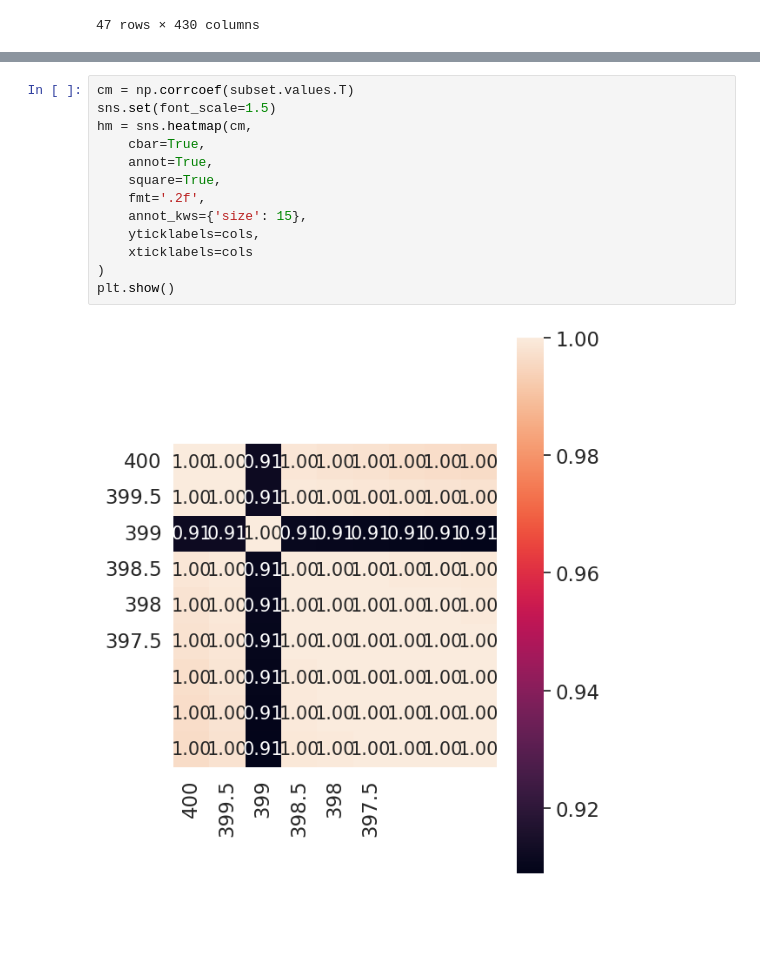
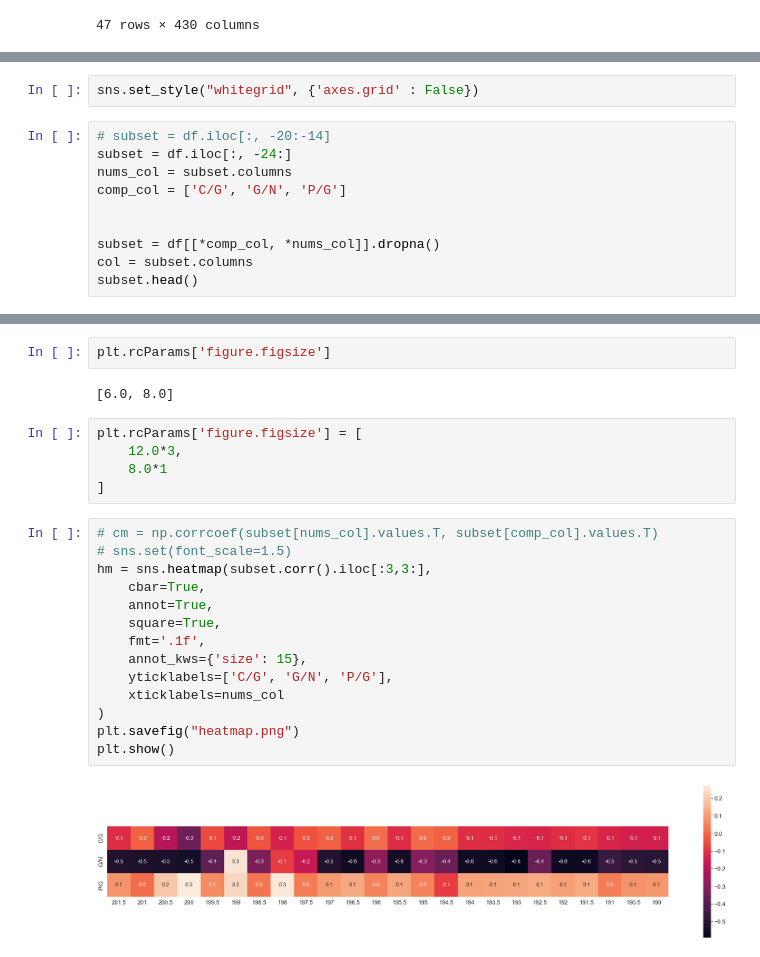
Before and after one commit to jorgeberrezueta/QuimioV2, a Jupyter notebook: main.ipynb, the cells around one changed output, grey strips where cells are left out. Drawn from its saved outputs; the diff is of its cells as text; blank space fills up the shorter version.

```diff
--- a/main.ipynb
+++ b/main.ipynb
@@ -336,0 +328,12 @@ plt.show()
+# %%
+sns.set_style("whitegrid", {'axes.grid' : False})
+# %%
+# subset = df.iloc[:, -20:-14]
+subset = df.iloc[:, -24:]
+nums_col = subset.columns
+comp_col = ['C/G', 'G/N', 'P/G']
+
+
+subset = df[[*comp_col, *nums_col]].dropna()
+col = subset.columns
+subset.head()
@@ -337,15 +362,25 @@ plt.show()
+# %%
+plt.rcParams['figure.figsize']
+# %% [output]
+[6.0, 8.0]
+# %%
+plt.rcParams['figure.figsize'] = [
+    12.0*3,
+    8.0*1
+]
 # %%
-cm = np.corrcoef(subset.values.T)
-sns.set(font_scale=1.5)
-hm = sns.heatmap(cm,
+# cm = np.corrcoef(subset[nums_col].values.T, subset[comp_col].values.T)
+# sns.set(font_scale=1.5)
+hm = sns.heatmap(subset.corr().iloc[:3,3:],
     cbar=True,
     annot=True,
     square=True,
-    fmt='.2f',
+    fmt='.1f',
     annot_kws={'size': 15},
-    yticklabels=cols,
-    xticklabels=cols
+    yticklabels=['C/G', 'G/N', 'P/G'],
+    xticklabels=nums_col
 )
+plt.savefig("heatmap.png")
 plt.show()
 # %% [output]
-[figure, old version]
+[figure, new version]
```
Also changed, not shown: parts of 10 cells of this notebook, 9 other files.
